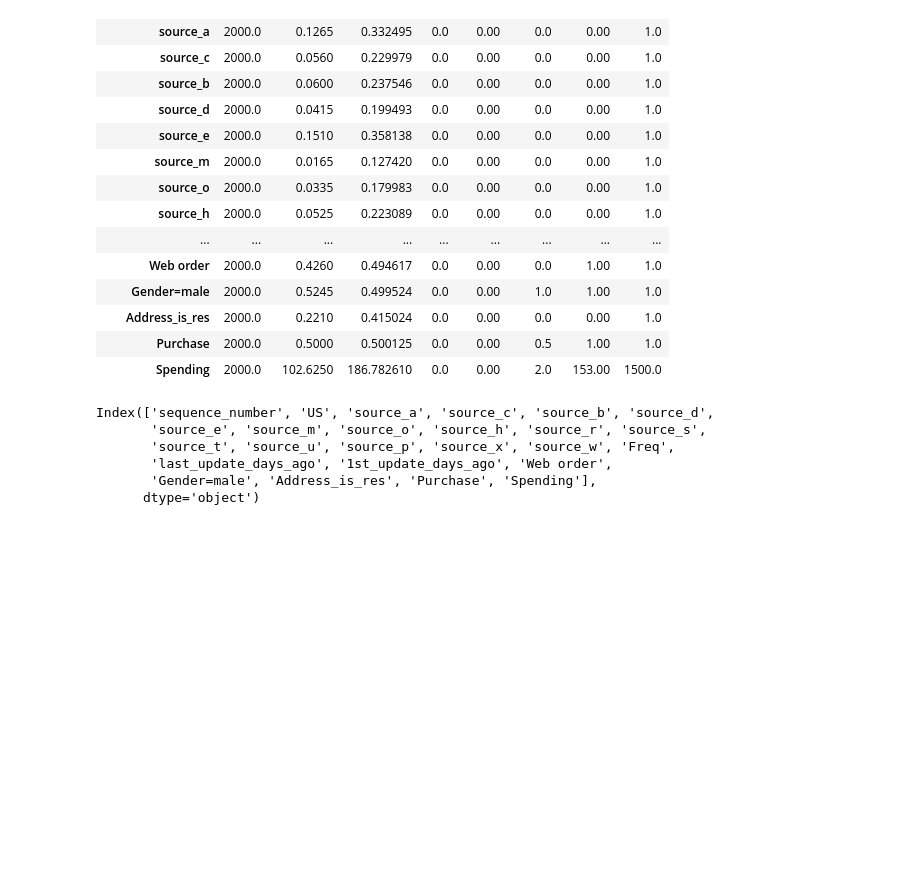
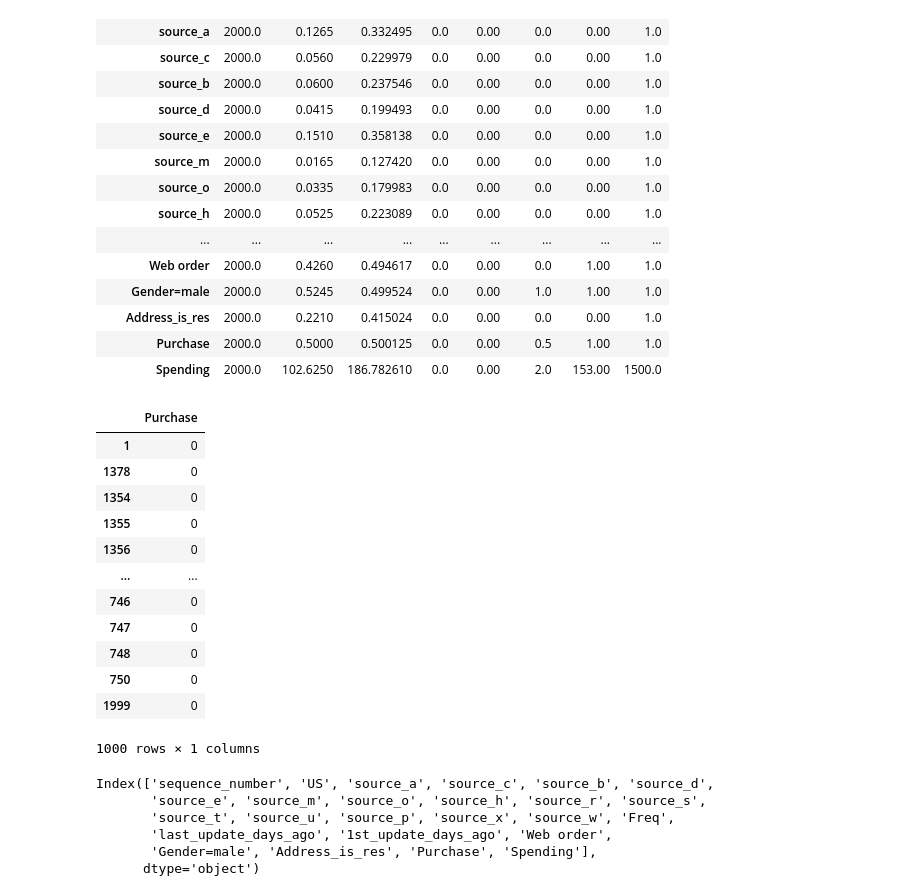
Before and after one commit to zachfreitas/ADS_505_Applied_Data_Sci_for_Business-, a Jupyter notebook: Module_2/Assignment_2/Assignment_2.ipynb, the cells around one changed output. Saved outputs shown, nothing was run; the diff lists cells and outputs as text; code cells hidden in the pictures; blank space fills up the shorter version.

```diff
--- a/Module_2/Assignment_2/Assignment_2.ipynb
+++ b/Module_2/Assignment_2/Assignment_2.ipynb
@@ -120,6 +139,22 @@ ts_df.describe().T
 | Address_is_res | 2000.0 | 0.2210 | 0.415024 | 0.0 | 0.00 | 0.0 | 0.00 | 1.0 |
 | Purchase | 2000.0 | 0.5000 | 0.500125 | 0.0 | 0.00 | 0.5 | 1.00 | 1.0 |
 | Spending | 2000.0 | 102.6250 | 186.782610 | 0.0 | 0.00 | 2.0 | 153.00 | 1500.0 |
+# %%
+pd.DataFrame(ts_df.loc[ts_df['Purchase'] < 1]['Purchase']).sort_values(['Purchase'], ascending=False)
+# %% [output]
+|  | Purchase |
+| 1 | 0 |
+| 1378 | 0 |
+| 1354 | 0 |
+| 1355 | 0 |
+| 1356 | 0 |
+| ... | ... |
+| 746 | 0 |
+| 747 | 0 |
+| 748 | 0 |
+| 750 | 0 |
+| 1999 | 0 |
+1000 rows × 1 columns
 # %%
 ts_df.columns
 # %% [output]
```
Also changed, not shown: parts of 2 cells of this notebook.
